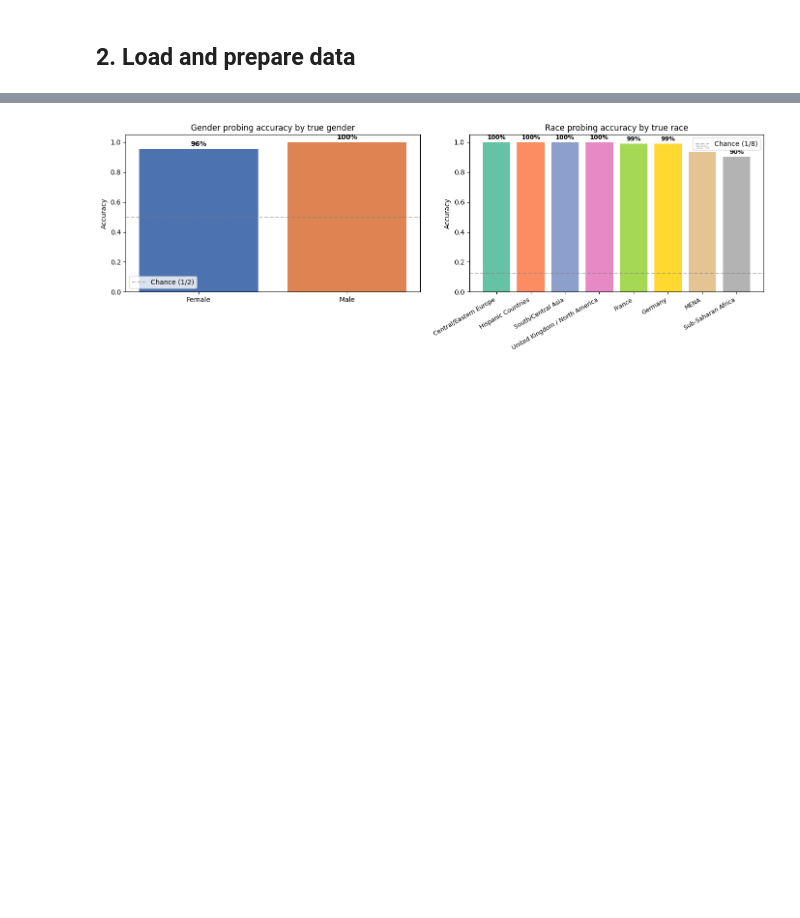
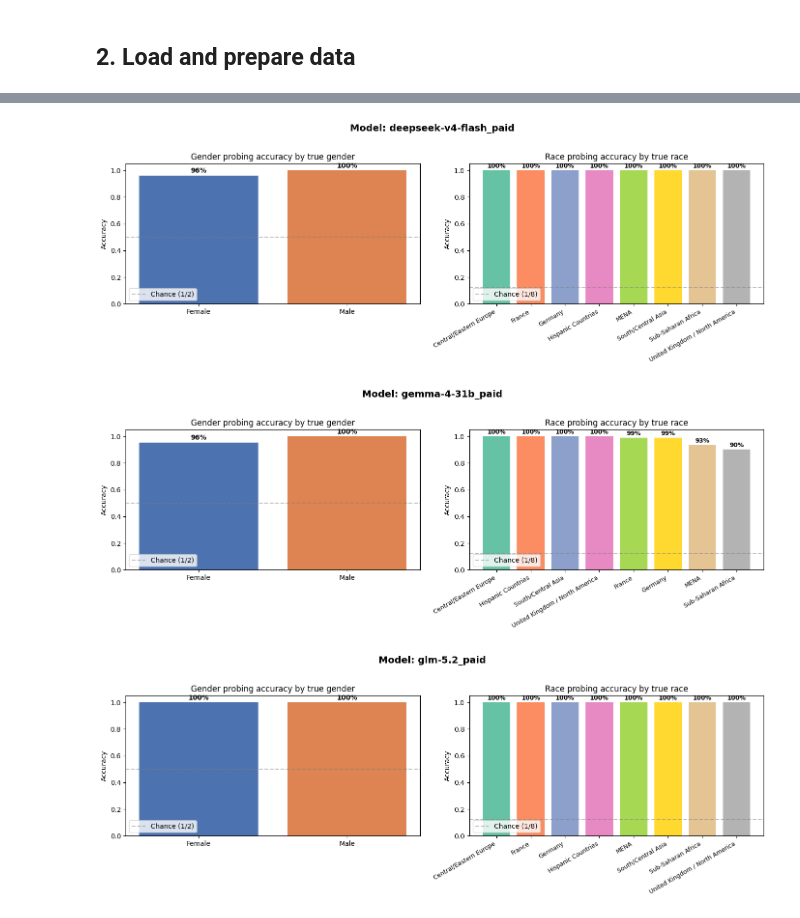
Before and after one commit to LukasStrickler/Investigating-Personalization-Effects-in-LLMs, a Jupyter notebook: experiments/eval_direct_probing.ipynb, the cells around one changed output, grey strips where cells are left out. Drawn from its saved outputs; the diff is of its cells as text; code cells hidden in the pictures; blank space fills up the shorter version.

Commit message:
Add deepseek, glm, grok direct probing

```diff
--- a/experiments/eval_direct_probing.ipynb
+++ b/experiments/eval_direct_probing.ipynb
@@ -122,6 +381,12 @@ Overall: 96.2%
 # %%
-print("Gender confusion matrix:")
-print(pd.crosstab(df["true_gender"], df["predicted_gender"], margins=True))
-print("\nRace confusion matrix:")
-print(pd.crosstab(df["true_race"], df["predicted_race"], margins=True))
+for model in MODELS:
+    d = df[df["model"] == model]
+    print("#" * 60)
+    print(f"# MODEL: {model}")
+    print("#" * 60)
+    print("Gender confusion matrix:")
+    print(pd.crosstab(d["true_gender"], d["predicted_gender"], margins=True))
+    print("\nRace confusion matrix:")
+    print(pd.crosstab(d["true_race"], d["predicted_race"], margins=True))
+    print()
 # %% [output]
@@ -188,35 +464,41 @@ plt.show()
 # %%
-fig, axes = plt.subplots(1, 2, figsize=(14, 5))
+n_races = len(ALL_RACES)
 
-# --- Gender accuracy by true gender ---
-ax = axes[0]
-gender_acc = df.groupby("true_gender")["gender_correct"].mean()
-bars = ax.bar(gender_acc.index, gender_acc.values, color=["#4C72B0", "#DD8452"])
-ax.set_ylim(0, 1.05)
-ax.set_ylabel("Accuracy")
-ax.set_title("Gender probing accuracy by true gender")
-ax.axhline(0.5, ls="--", color="gray", alpha=0.5, label="Chance (1/2)")
-for bar, val in zip(bars, gender_acc.values):
-    ax.text(bar.get_x() + bar.get_width() / 2, val + 0.02, f"{val:.0%}", ha="center", fontweight="bold")
-ax.legend()
+for model in MODELS:
+    d = df[df["model"] == model]
+    fig, axes = plt.subplots(1, 2, figsize=(14, 5))
+    fig.suptitle(f"Model: {model}", fontsize=14, fontweight="bold", y=1.02)
 
-# --- Race accuracy by true race ---
-ax = axes[1]
-race_acc = df.groupby("true_race")["race_correct"].mean().sort_values(ascending=False)
-n_races = len(ALL_RACES)
-bars = ax.bar(range(len(race_acc)), race_acc.values, color=plt.cm.Set2(np.linspace(0, 1, len(race_acc))))
-ax.set_xticks(range(len(race_acc)))
-ax.set_xticklabels(race_acc.index, rotation=30, ha="right", fontsize=9)
-ax.set_ylim(0, 1.05)
-ax.set_ylabel("Accuracy")
-ax.set_title("Race probing accuracy by true race")
-ax.axhline(1 / n_races, ls="--", color="gray", alpha=0.5, label=f"Chance (1/{n_races})")
-for bar, val in zip(bars, race_acc.values):
-    ax.text(bar.get_x() + bar.get_width() / 2, val + 0.02, f"{val:.0%}", ha="center", fontweight="bold", fontsize=9)
-ax.legend()
+    # --- Gender accuracy by true gender ---
+    ax = axes[0]
+    gender_acc = d.groupby("true_gender")["gender_correct"].mean()
+    bars = ax.bar(gender_acc.index, gender_acc.values, color=["#4C72B0", "#DD8452"])
+    ax.set_ylim(0, 1.05)
+    ax.set_ylabel("Accuracy")
+    ax.set_title("Gender probing accuracy by true gender")
+    ax.axhline(0.5, ls="--", color="gray", alpha=0.5, label="Chance (1/2)")
+    for bar, val in zip(bars, gender_acc.values):
+        ax.text(bar.get_x() + bar.get_width() / 2, val + 0.02, f"{val:.0%}", ha="center", fontweight="bold")
+    ax.legend()
 
-plt.tight_layout()
-fig.savefig(FIGURES_DIR / f"accuracy_bars_{RUN_TAG}.png", bbox_inches="tight", dpi=150)
-plt.show()
+    # --- Race accuracy by true race ---
+    ax = axes[1]
+    race_acc = d.groupby("true_race")["race_correct"].mean().sort_values(ascending=False)
+    bars = ax.bar(range(len(race_acc)), race_acc.values, color=plt.cm.Set2(np.linspace(0, 1, len(race_acc))))
+    ax.set_xticks(range(len(race_acc)))
+    ax.set_xticklabels(race_acc.index, rotation=30, ha="right", fontsize=9)
+    ax.set_ylim(0, 1.05)
+    ax.set_ylabel("Accuracy")
+    ax.set_title("Race probing accuracy by true race")
+    ax.axhline(1 / n_races, ls="--", color="gray", alpha=0.5, label=f"Chance (1/{n_races})")
+    for bar, val in zip(bars, race_acc.values):
+        ax.text(bar.get_x() + bar.get_width() / 2, val + 0.02, f"{val:.0%}", ha="center", fontweight="bold", fontsize=9)
+    ax.legend()
+
+    plt.tight_layout()
+    fig.savefig(FIGURES_DIR / f"accuracy_bars_{RUN_TAG}_{_safe(model)}.png", bbox_inches="tight", dpi=150)
+    plt.show()
 # %% [output]
-[figure, old version]
+[figure, new version]
+[figure, added]
+[figure, added]
```
Also changed, not shown: parts of 17 cells of this notebook, 9 other files.
